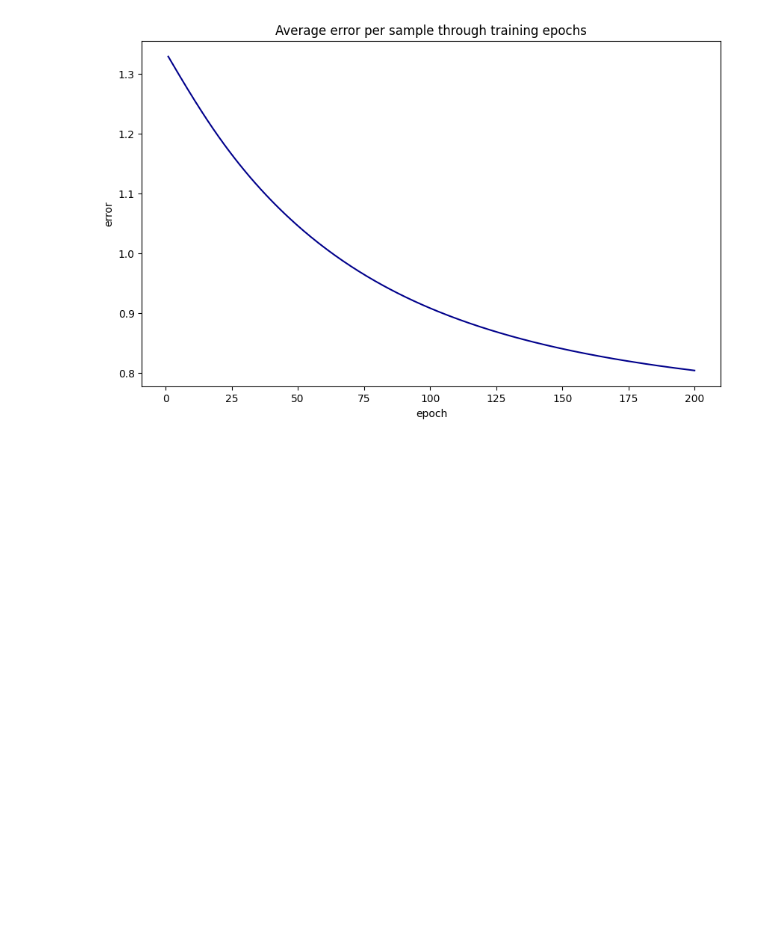
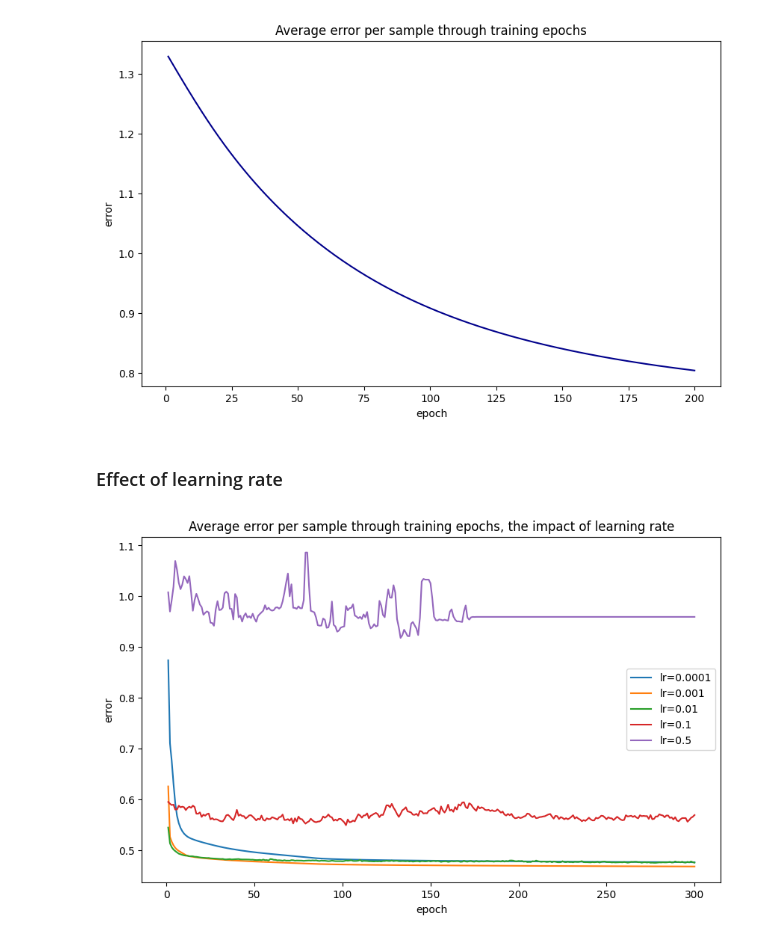
Before and after one commit to nadiaverdha/MachineLearningEx2, a Jupyter notebook: Ex2_bank.ipynb, the cells around one changed output. Drawn from its saved outputs; the diff is of its cells as text; code cells hidden in the pictures; blank space fills up the shorter version.

```diff
--- a/Ex2_bank.ipynb
+++ b/Ex2_bank.ipynb
@@ -149,12 +101,13 @@ for i in X_train[0]:
+# %%
+X_train_std = X_train.copy()
+X_test_std = X_test.copy()
+X_val_std = X_val.copy()
 # %%
 scaler = StandardScaler()
-X_train[:,len(cat_cols)-1:] = scaler.fit_transform(X_train[:,len(cat_cols)-1:])
-X_test[:,len(cat_cols)-1:]  = scaler.transform(X_test[:,len(cat_cols)-1:])
-X_val[:,len(cat_cols)-1:]  = scaler.transform(X_val[:,len(cat_cols)-1:])
+X_train_std[:,len(cat_cols)-1:] = scaler.fit_transform(X_train_std[:,len(cat_cols)-1:])
+X_test_std[:,len(cat_cols)-1:]  = scaler.transform(X_test_std[:,len(cat_cols)-1:])
+X_val_std[:,len(cat_cols)-1:]  = scaler.transform(X_val_std[:,len(cat_cols)-1:])
 # %% [markdown]
 Scaling the data
 
 Since some of the features are categorical, we will apply scaling to the numeric columns only
-# %%
-for i in X_train[0]:
-    print(i)
@@ -226,7 +165,38 @@ net.add(ActivationLayer(sigmoid, sigmoid_prime))
 
 net.use(binary_cross_entropy, binary_cross_entropy_prime)
 
-err_vect = net.fit_batch(X_train, y_train, epochs=200, learning_rate=0.01)
+err_vect = net.fit_batch(X_train_std, y_train, epochs=200, learning_rate=0.01)
 net.plot_error_curve(err_vect)
 # %% [output]
 [figure]
+# %% [markdown]
+### Effect of learning rate
+# %%
+plt.figure(figsize=(10, 6))
+plt.xlabel('epoch')
+plt.ylabel('error')
+plt.title('Average error per sample through training epochs, the impact of learning rate')
+
+lr_vect = np.array([0.0001, 0.001, 0.01, 0.1, 0.5])
+k = len(lr_vect)
+
+for i in range(0, k):
+    # print(i)
+    net = Network()
+    net.add(FCLayer(13, 8,seed =  seed))
+    net.add(ActivationLayer(tanh, tanh_prime))
+    net.add(FCLayer(8, 8,seed =  seed))
+    net.add(ActivationLayer(tanh, tanh_prime))
+    net.add(FCLayer(8, 2,seed =  seed))
+    net.add(ActivationLayer(sigmoid, sigmoid_prime))
+    # train
+    net.use(binary_cross_entropy, binary_cross_entropy_prime)
+    lr = lr_vect[i]
+    err_vect = net.fit(X_train_std, y_train, epochs=300, learning_rate=lr)
+
+    plt.plot(np.arange(1, len(err_vect)+1, 1), err_vect, '-', label='lr='+str(lr))
+
+plt.legend()
+plt.show()
+# %% [output]
+[figure, added]
```
Also changed, not shown: parts of 18 cells of this notebook.
